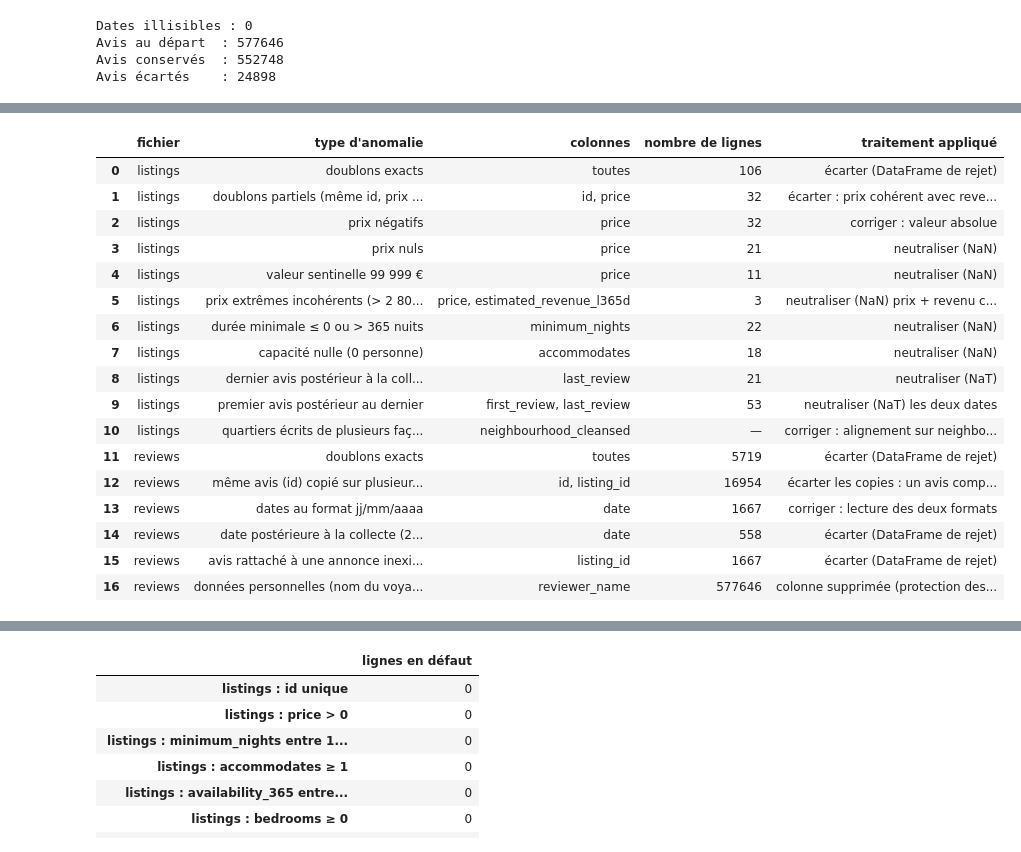
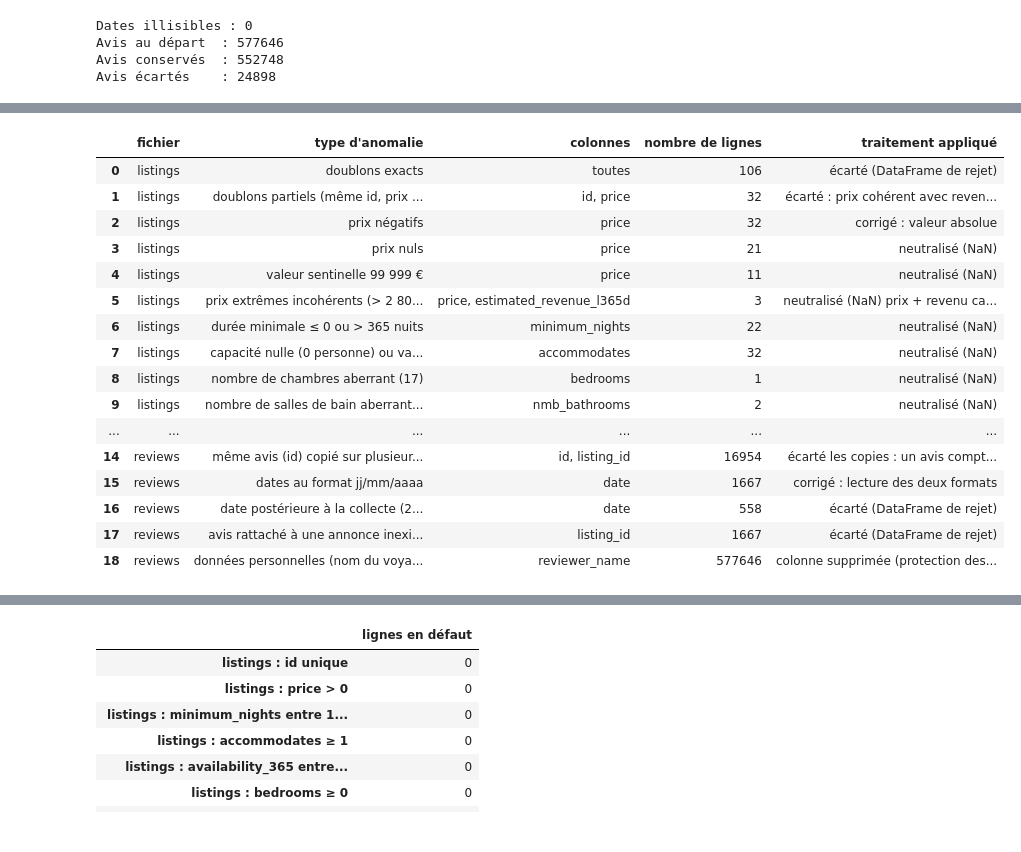
Before and after one commit to LucasLegendre/Projet-airbnb-amsterdam, a Jupyter notebook: Notebook_A-nettoyage_2611.ipynb, the cells around one changed output, grey strips where cells are left out. Saved outputs shown, nothing was run; the diff lists cells and outputs as text; code cells hidden in the pictures.

```diff
--- a/airbnb_amsterdam_nettoyage_w_dictionary.ipynb
+++ b/Notebook_A-nettoyage_2611.ipynb
@@ -804,15 +985,9 @@ display(nouvelle_table['prix_renseigne'].value_counts().to_frame())
 # %%
-# "minimum_nights" a des val manquantes, on va utiliser la col "minimum_nights_avg_ntm" pour prendre leur valeur
+# "minimum_nights" a des valeurs manquantes, on va utiliser la col "minimum_nights_avg_ntm" pour prendre leur valeur
+masque=nouvelle_table["minimum_nights" ].isna()
+nouvelle_table.loc[masque, "minimum_nights"]=listings.loc[masque, "minimum_nights_avg_ntm"].round()
 
-masque=nouvelle_table["minimum_nights" ].isna()
-
-remplir=listings["minimum_nights_avg_ntm"][masque]
-
-nouvelle_table.loc[ masque,"minimum_nights"]=remplir
-
-nouvelle_table["minimum_nights" ].isna().sum()
-
-
+# On vérifie les valeurs manquantes avant vs après
 avant=new_table["minimum_nights" ].isna().sum()
 apres=nouvelle_table["minimum_nights" ].isna().sum()
 summary=pd.DataFrame({'avant':avant, 'apres':apres}, index=['valeurs manquantes'])
@@ -1206,79 +1467,85 @@ Avis écartés    : 24898
 # %%
-"""Tableau des anomalies détectées : fichier, type d'anomalie, colonnes,
-nombre de lignes, traitement appliqué."""
-
 anomalies = pd.DataFrame([
     {'fichier': 'listings', "type d'anomalie": 'doublons exacts',
      'colonnes': 'toutes', 'nombre de lignes': len(rejet_dup),
-     'traitement appliqué': 'écarter (DataFrame de rejet)'},
+     'traitement appliqué': 'écarté (DataFrame de rejet)'},
+
     {'fichier': 'listings', "type d'anomalie": 'doublons partiels (même id, prix +10 %)',
      'colonnes': 'id, price', 'nombre de lignes': len(rejet_id),
-     'traitement appliqué': 'écarter : prix cohérent avec revenu ÷ nuits conservé'},
+     'traitement appliqué': 'écarté : prix cohérent avec revenu ÷ nuits conservé'},
     {'fichier': 'listings', "type d'anomalie": 'prix négatifs',
      'colonnes': 'price', 'nombre de lignes': 32,
-     'traitement appliqué': 'corriger : valeur absolue'},
+     'traitement appliqué': 'corrigé : valeur absolue'},
     {'fichier': 'listings', "type d'anomalie": 'prix nuls',
      'colonnes': 'price', 'nombre de lignes': 21,
-     'traitement appliqué': 'neutraliser (NaN)'},
+     'traitement appliqué': 'neutralisé (NaN)'},
     {'fichier': 'listings', "type d'anomalie": 'valeur sentinelle 99 999 €',
      'colonnes': 'price', 'nombre de lignes': 11,
-     'traitement appliqué': 'neutraliser (NaN)'},
+     'traitement appliqué': 'neutralisé (NaN)'},
     {'fichier': 'listings', "type d'anomalie": 'prix extrêmes incohérents (> 2 800 €/pers.)',
      'colonnes': 'price, estimated_revenue_l365d', 'nombre de lignes': masque_extreme.sum(),
-     'traitement appliqué': 'neutraliser (NaN) prix + revenu calculé dessus'},
+     'traitement appliqué': 'neutralisé (NaN) prix + revenu calculé dessus'},
     {'fichier': 'listings', "type d'anomalie": 'durée minimale ≤ 0 ou > 365 nuits',
      'colonnes': 'minimum_nights', 'nombre de lignes': masque_nuits.sum(),
-     'traitement appliqué': 'neutraliser (NaN)'},
-    {'fichier': 'listings', "type d'anomalie": 'capacité nulle (0 personne)',
+     'traitement appliqué': 'neutralisé (NaN)'},
+
+    {'fichier': 'listings', "type d'anomalie": 'capacité nulle (0 personne) ou valeur sentinelle (99)',
      'colonnes': 'accommodates', 'nombre de lignes': masque_acc.sum(),
-     'traitement appliqué': 'neutraliser (NaN)'},
+     'traitement appliqué': 'neutralisé (NaN)'},
+
+    {'fichier': 'listings', "type d'anomalie": 'nombre de chambres aberrant (17)', 'colonnes': 'bedrooms',
+ 'nombre de lignes': masque_bed.sum(), 'traitement appliqué': 'neutralisé (NaN)'},
+{'fichier': 'listings', "type d'anomalie": 'nombre de salles de bain aberrant (12, 17)', 'colonnes': 'nmb_bathrooms',
+ 'nombre de lignes': masque_bath.sum(), 'traitement appliqué': 'neutralisé (NaN)'},
+
     {'fichier': 'listings', "type d'anomalie": 'dernier avis postérieur à la collecte',
      'colonnes': 'last_review', 'nombre de lignes': masque_futur.sum(),
-     'traitement appliqué': 'neutraliser (NaT)'},
+     'traitement appliqué': 'neutralisé (NaT)'},
     {'fichier': 'listings', "type d'anomalie": 'premier avis postérieur au dernier',
      'colonnes': 'first_review, last_review', 'nombre de lignes': masque_ordre.sum(),
-     'traitement appliqué': 'neutraliser (NaT) les deux dates'},
+     'traitement appliqué': 'neutralisé (NaT) les deux dates'},
     {'fichier': 'listings', "type d'anomalie": f'quartiers écrits de plusieurs façons ({nb_variantes_avant} écritures → 22)',
      'colonnes': 'neighbourhood_cleansed', 'nombre de lignes': '—',
-     'traitement appliqué': 'corriger : alignement sur neighbourhoods.csv'},
+     'traitement appliqué': 'corrigé : alignement sur neighbourhoods.csv'},
  {'fichier': 'reviews', "type d'anomalie": 'doublons exacts',
      'colonnes': 'toutes', 'nombre de lignes': len(rejet_rev_dup),
-     'traitement appliqué': 'écarter (DataFrame de rejet)'},
+     'traitement appliqué': 'écarté (DataFrame de rejet)'},
     {'fichier': 'reviews', "type d'anomalie": "même avis (id) copié sur plusieurs annonces du même hôte",
      'colonnes': 'id, listing_id', 'nombre de lignes': len(rejet_rev_id),
-     'traitement appliqué': 'écarter les copies : un avis compté une seule fois'},
+     'traitement appliqué': 'écarté les copies : un avis compté une seule fois'},
     {'fichier': 'reviews', "type d'anomalie": 'dates au format jj/mm/aaaa',
      'colonnes': 'date', 'nombre de lignes': (iso.isna() & fr.notna()).sum(),
-     'traitement appliqué': 'corriger : lecture des deux formats'},
+     'traitement appliqué': 'corrigé : lecture des deux formats'},
     {'fichier': 'reviews', "type d'anomalie": 'date postérieure à la collecte (2027)',
      'colonnes': 'date', 'nombre de lignes': len(rejet_rev_futur),
-     'traitement appliqué': 'écarter (DataFrame de rejet)'},
+     'traitement appliqué': 'écarté (DataFrame de rejet)'},
     {'fichier': 'reviews', "type d'anomalie": 'avis rattaché à une annonce inexistante',
      'colonnes': 'listing_id', 'nombre de lignes': len(rejet_rev_orphelin),
-     'traitement appliqué': 'écarter (DataFrame de rejet)'},
+     'traitement appliqué': 'écarté (DataFrame de rejet)'},
     {'fichier': 'reviews', "type d'anomalie": 'données personnelles (nom du voyageur)',
      'colonnes': 'reviewer_name', 'nombre de lignes': len(reviews),
      'traitement appliqué': 'colonne supprimée (protection des données)'},
 ])
 
+# Afficher le tableau des anomalies en entier : max_colwidth = None supprime la troncature
+# du texte dans les cellules. Le réglage ne vaut qu'à l'intérieur du bloc with.
 with pd.option_context('display.max_colwidth', None):
     display(anomalies)
 # %% [output]
 |  | fichier | type d'anomalie | colonnes | nombre de lignes | traitement appliqué |
-| 0 | listings | doublons exacts | toutes | 106 | écarter (DataFrame de rejet) |
-| 1 | listings | doublons partiels (même id, prix ... | id, price | 32 | écarter : prix cohérent avec reve... |
-| 2 | listings | prix négatifs | price | 32 | corriger : valeur absolue |
-| 3 | listings | prix nuls | price | 21 | neutraliser (NaN) |
-| 4 | listings | valeur sentinelle 99 999 € | price | 11 | neutraliser (NaN) |
-| 5 | listings | prix extrêmes incohérents (> 2 80... | price, estimated_revenue_l365d | 3 | neutraliser (NaN) prix + revenu c... |
-| 6 | listings | durée minimale ≤ 0 ou > 365 nuits | minimum_nights | 22 | neutraliser (NaN) |
-| 7 | listings | capacité nulle (0 personne) | accommodates | 18 | neutraliser (NaN) |
-| 8 | listings | dernier avis postérieur à la coll... | last_review | 21 | neutraliser (NaT) |
-| 9 | listings | premier avis postérieur au dernier | first_review, last_review | 53 | neutraliser (NaT) les deux dates |
-| 10 | listings | quartiers écrits de plusieurs faç... | neighbourhood_cleansed | — | corriger : alignement sur neighbo... |
-| 11 | reviews | doublons exacts | toutes | 5719 | écarter (DataFrame de rejet) |
-| 12 | reviews | même avis (id) copié sur plusieur... | id, listing_id | 16954 | écarter les copies : un avis comp... |
-| 13 | reviews | dates au format jj/mm/aaaa | date | 1667 | corriger : lecture des deux formats |
-| 14 | reviews | date postérieure à la collecte (2... | date | 558 | écarter (DataFrame de rejet) |
-| 15 | reviews | avis rattaché à une annonce inexi... | listing_id | 1667 | écarter (DataFrame de rejet) |
-| 16 | reviews | données personnelles (nom du voya... | reviewer_name | 577646 | colonne supprimée (protection des... |
+| 0 | listings | doublons exacts | toutes | 106 | écarté (DataFrame de rejet) |
+| 1 | listings | doublons partiels (même id, prix ... | id, price | 32 | écarté : prix cohérent avec reven... |
+| 2 | listings | prix négatifs | price | 32 | corrigé : valeur absolue |
+| 3 | listings | prix nuls | price | 21 | neutralisé (NaN) |
+| 4 | listings | valeur sentinelle 99 999 € | price | 11 | neutralisé (NaN) |
+| 5 | listings | prix extrêmes incohérents (> 2 80... | price, estimated_revenue_l365d | 3 | neutralisé (NaN) prix + revenu ca... |
+| 6 | listings | durée minimale ≤ 0 ou > 365 nuits | minimum_nights | 22 | neutralisé (NaN) |
+| 7 | listings | capacité nulle (0 personne) ou va... | accommodates | 32 | neutralisé (NaN) |
+| 8 | listings | nombre de chambres aberrant (17) | bedrooms | 1 | neutralisé (NaN) |
+| 9 | listings | nombre de salles de bain aberrant... | nmb_bathrooms | 2 | neutralisé (NaN) |
+| ... | ... | ... | ... | ... | ... |
+| 14 | reviews | même avis (id) copié sur plusieur... | id, listing_id | 16954 | écarté les copies : un avis compt... |
+| 15 | reviews | dates au format jj/mm/aaaa | date | 1667 | corrigé : lecture des deux formats |
+| 16 | reviews | date postérieure à la collecte (2... | date | 558 | écarté (DataFrame de rejet) |
+| 17 | reviews | avis rattaché à une annonce inexi... | listing_id | 1667 | écarté (DataFrame de rejet) |
+| 18 | reviews | données personnelles (nom du voya... | reviewer_name | 577646 | colonne supprimée (protection des... |
```
Also changed, not shown: parts of 72 cells of this notebook, 7 other files.
